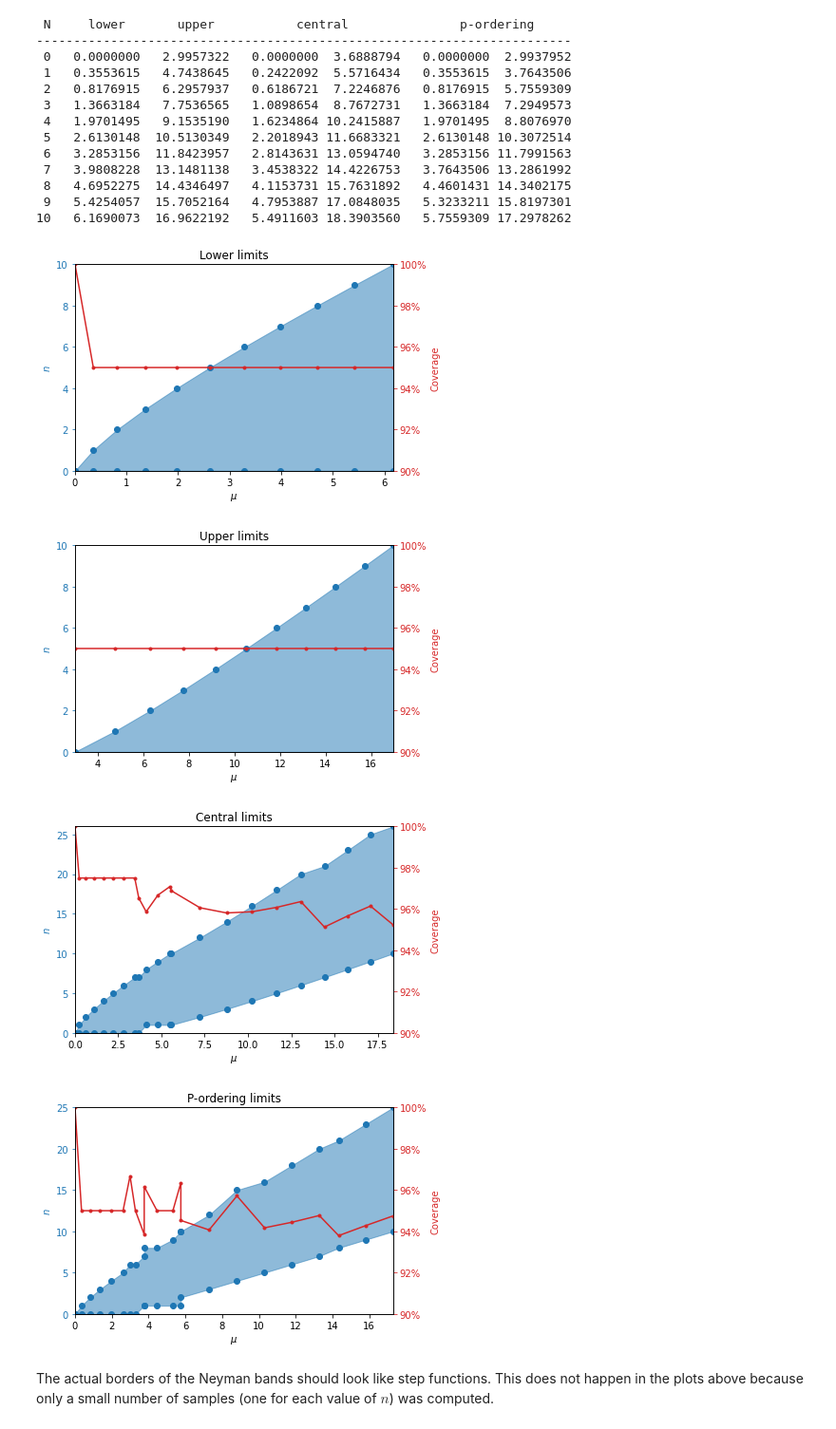
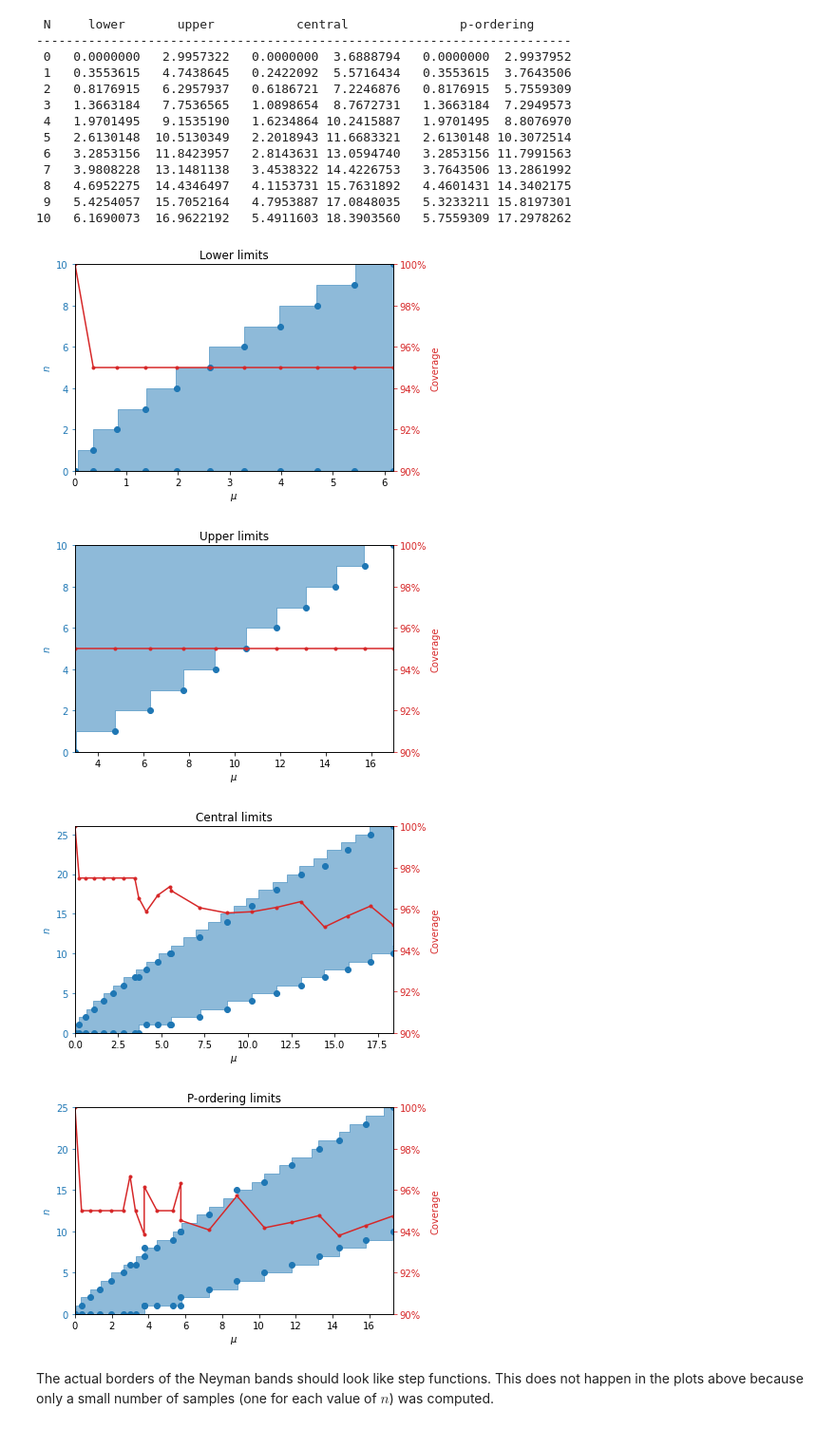
Before and after one commit to lmassach/statistical-analysis-lab, a Jupyter notebook: 05 Exercises Attempt 2.ipynb, the cells around one changed output. Shown: that part at 95% size. Drawn from its saved outputs; the diff is of its cells as text; code cells hidden in the pictures.

Commit message:
Improved plots

```diff
--- a/05 Exercises Attempt 2.ipynb
+++ b/05 Exercises Attempt 2.ipynb
@@ -216,7 +216,7 @@ for n, l, u, (c1, c2), (p1, p2) in zip(n_values, lower_limits, upper_limits,
  9   5.4254057  15.7052164   4.7953887 17.0848035   5.3233211 15.8197301
 10   6.1690073  16.9622192   5.4911603 18.3903560   5.7559309 17.2978262
 # %%
-def my_plot(limits, coverages, title):
+def my_plot(limits, coverages, title, fine_bands):
     fig, ax = plt.subplots()
     if isinstance(limits[0], tuple):
         # Unpack stuff
@@ -245,13 +245,14 @@ def my_plot(limits, coverages, title):
     mu.sort()
 
     plt.scatter(mu, l_n, c='tab:blue')
+    mue = np.linspace(*plt.xlim(), 200)
     if not np.isinf(u_n[0]):
         plt.scatter(mu, u_n, c='tab:blue')
-        plt.fill_between(mu, l_n, u_n, color='tab:blue', alpha=0.5)
+        plt.fill_between(mue, *fine_bands(mue), color='tab:blue', alpha=0.5, step='mid')
         yl, yu = np.min(l_n), np.max(u_n)
     else:
         yl, yu = np.min(l_n), np.max(l_n)
-        plt.fill_between(mu, l_n, yl, color='tab:blue', alpha=0.5)
+        plt.fill_between(mue, fine_bands(mue)[0], yu, color='tab:blue', alpha=0.5, step='mid')
     plt.xlabel(r"$\mu$")
     plt.ylabel(r"$n$", color='tab:blue')
     plt.ylim(yl, yu)
@@ -268,15 +269,23 @@ def my_plot(limits, coverages, title):
     ax2.tick_params(axis='y', labelcolor='tab:red', color='tab:red')
     plt.show()
 # %%
-my_plot(lower_limits, lower_coverage, title="Lower limits")
-my_plot(upper_limits, upper_coverage, title="Upper limits")
-my_plot(central_limits, central_coverage, title="Central limits")
-my_plot(p_limits, p_coverage, title="P-ordering limits")
+my_plot(lower_limits, lower_coverage, "Lower limits", lambda mu: (
+    [0] * len(mu),
+    [next(n for n in range(50) if cdf(0, n, m) >= cl) for m in mu]))
+my_plot(upper_limits, upper_coverage, "Upper limits", lambda mu: (
+    [next(n for n in range(50) if cdf(0, n, m) >= 1-cl) for m in mu],
+    [np.inf] * len(mu)))
+my_plot(central_limits, central_coverage, "Central limits", lambda mu: (
+    [next(n for n in range(50) if cdf(0, n, m) >= (1-cl)/2) for m in mu],
+    [next((n for n in range(50) if cdf(0, n, m) >= 1-(1-cl)/2), 0) for m in mu]))
+my_plot(p_limits, p_coverage, "P-ordering limits", lambda mu: (
+    [next(n for n in range(50,-1,-1) if p_ordered_sum(m, n_min=n) >= cl) for m in mu],
+    [next(n for n in range(50) if p_ordered_sum(m, n_max=n) >= cl) for m in mu]))
 # %% [output]
-[figure, old version]
+[figure, new version]
-[figure, old version]
+[figure, new version]
-[figure, old version]
+[figure, new version]
-[figure, old version]
+[figure, new version]
 # %% [markdown]
 The actual borders of the Neyman bands should look like step functions. This does not happen in the plots above because only a small number of samples (one for each value of $n$) was computed.
 # %% [markdown]
```
Also changed, not shown: parts of 10 cells of this notebook.
